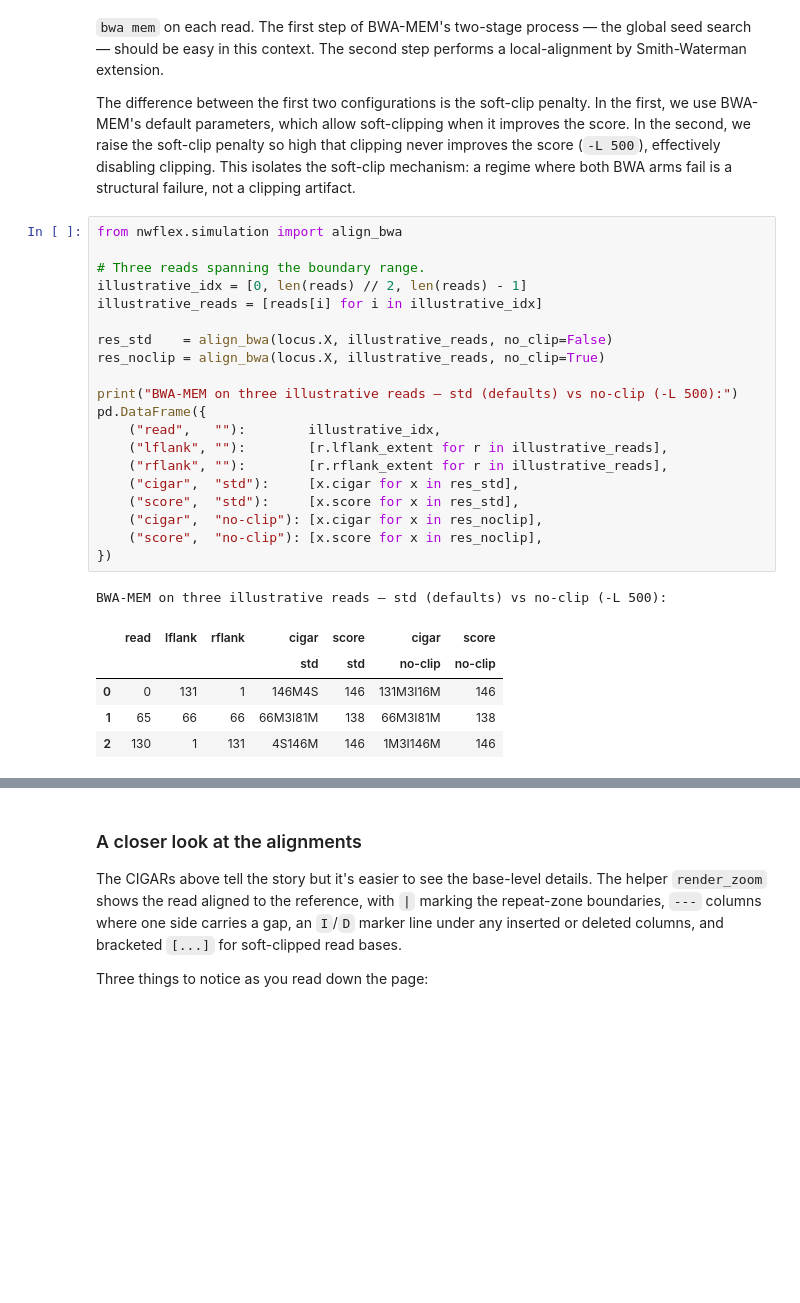
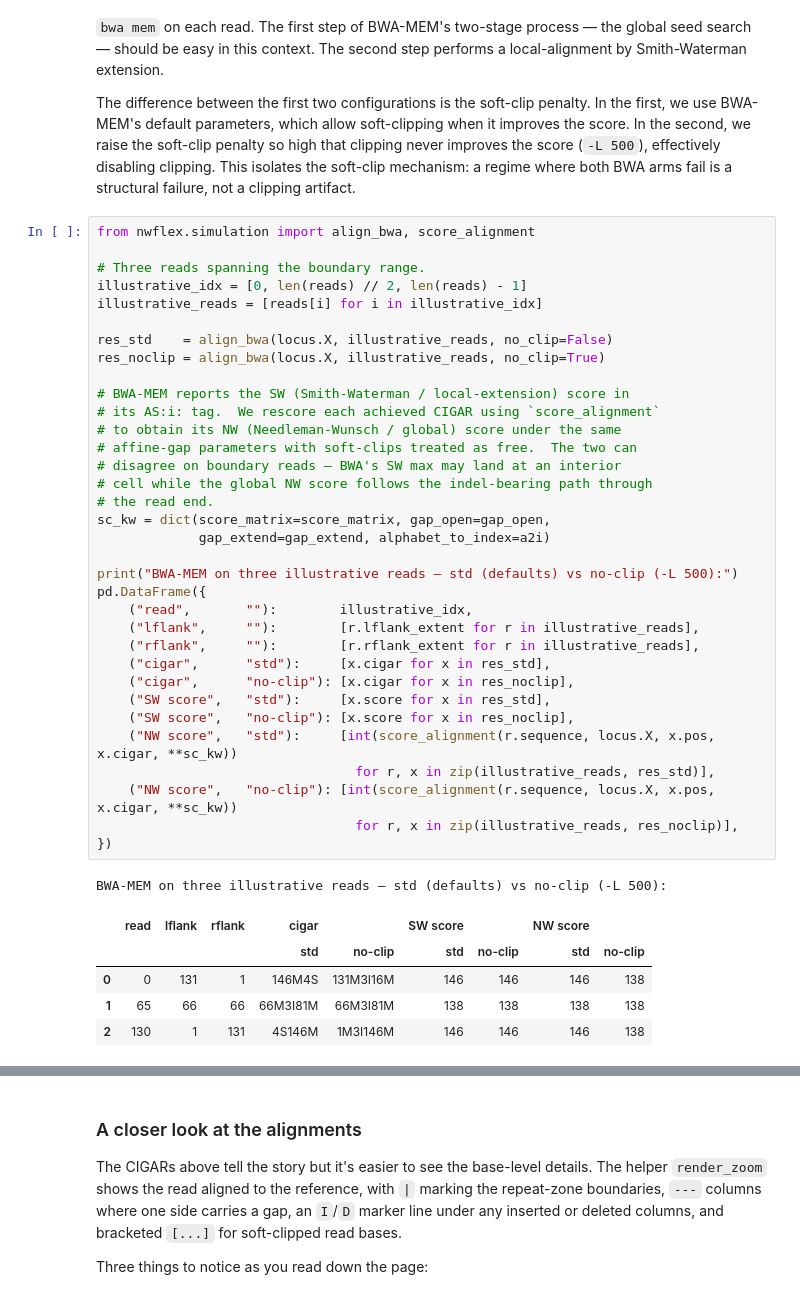
Before and after one commit to nwflex/nwflex, a Jupyter notebook: notebooks/07_NWflex_BWA_Comparison.ipynb, the cells around one changed output, grey strips where cells are left out. Drawn from its saved outputs; the diff is of its cells as text; blank space fills up the shorter version.

Commit message:
working through performance tests. harness for 1 and 2 are good.

```diff
--- a/notebooks/07_NWflex_BWA_Comparison.ipynb
+++ b/notebooks/07_NWflex_BWA_Comparison.ipynb
@@ -198,29 +195,43 @@ In the first two configurations, we generate a BWA-MEM index for the reference s
 
 The difference between the first two configurations is the soft-clip penalty. In the first, we use BWA-MEM's default parameters, which allow soft-clipping when it improves the score. In the second, we raise the soft-clip penalty so high that clipping never improves the score (`-L 500`), effectively disabling clipping. This isolates the soft-clip mechanism: a regime where both BWA arms fail is a structural failure, not a clipping artifact.
 # %%
-from nwflex.simulation import align_bwa
+from nwflex.simulation import align_bwa, score_alignment
 
 # Three reads spanning the boundary range.
 illustrative_idx = [0, len(reads) // 2, len(reads) - 1]
 illustrative_reads = [reads[i] for i in illustrative_idx]
 
 res_std    = align_bwa(locus.X, illustrative_reads, no_clip=False)
 res_noclip = align_bwa(locus.X, illustrative_reads, no_clip=True)
 
+# BWA-MEM reports the SW (Smith-Waterman / local-extension) score in
+# its AS:i: tag.  We rescore each achieved CIGAR using `score_alignment`
+# to obtain its NW (Needleman-Wunsch / global) score under the same
+# affine-gap parameters with soft-clips treated as free.  The two can
+# disagree on boundary reads — BWA's SW max may land at an interior
+# cell while the global NW score follows the indel-bearing path through
+# the read end.
+sc_kw = dict(score_matrix=score_matrix, gap_open=gap_open,
+             gap_extend=gap_extend, alphabet_to_index=a2i)
+
 print("BWA-MEM on three illustrative reads — std (defaults) vs no-clip (-L 500):")
 pd.DataFrame({
-    ("read",   ""):        illustrative_idx,
-    ("lflank", ""):        [r.lflank_extent for r in illustrative_reads],
-    ("rflank", ""):        [r.rflank_extent for r in illustrative_reads],
-    ("cigar",  "std"):     [x.cigar for x in res_std],
-    ("score",  "std"):     [x.score for x in res_std],
-    ("cigar",  "no-clip"): [x.cigar for x in res_noclip],
-    ("score",  "no-clip"): [x.score for x in res_noclip],
+    ("read",       ""):        illustrative_idx,
+    ("lflank",     ""):        [r.lflank_extent for r in illustrative_reads],
+    ("rflank",     ""):        [r.rflank_extent for r in illustrative_reads],
+    ("cigar",      "std"):     [x.cigar for x in res_std],
+    ("cigar",      "no-clip"): [x.cigar for x in res_noclip],
+    ("SW score",   "std"):     [x.score for x in res_std],
+    ("SW score",   "no-clip"): [x.score for x in res_noclip],
+    ("NW score",   "std"):     [int(score_alignment(r.sequence, locus.X, x.pos, x.cigar, **sc_kw))
+                                 for r, x in zip(illustrative_reads, res_std)],
+    ("NW score",   "no-clip"): [int(score_alignment(r.sequence, locus.X, x.pos, x.cigar, **sc_kw))
+                                 for r, x in zip(illustrative_reads, res_noclip)],
 })
 # %% [output]
 BWA-MEM on three illustrative reads — std (defaults) vs no-clip (-L 500):
-|  | read | lflank | rflank | cigar | score | cigar | score |
-|  |  |  |  | std | std | no-clip | no-clip |
-| 0 | 0 | 131 | 1 | 146M4S | 146 | 131M3I16M | 146 |
-| 1 | 65 | 66 | 66 | 66M3I81M | 138 | 66M3I81M | 138 |
-| 2 | 130 | 1 | 131 | 4S146M | 146 | 1M3I146M | 146 |
+|  | read | lflank | rflank | cigar |  | SW score |  | NW score |  |
+|  |  |  |  | std | no-clip | std | no-clip | std | no-clip |
+| 0 | 0 | 131 | 1 | 146M4S | 131M3I16M | 146 | 146 | 146 | 138 |
+| 1 | 65 | 66 | 66 | 66M3I81M | 66M3I81M | 138 | 138 | 138 | 138 |
+| 2 | 130 | 1 | 131 | 4S146M | 1M3I146M | 146 | 146 | 146 | 138 |
```
Also changed, not shown: parts of 12 cells of this notebook, 5 other files.
